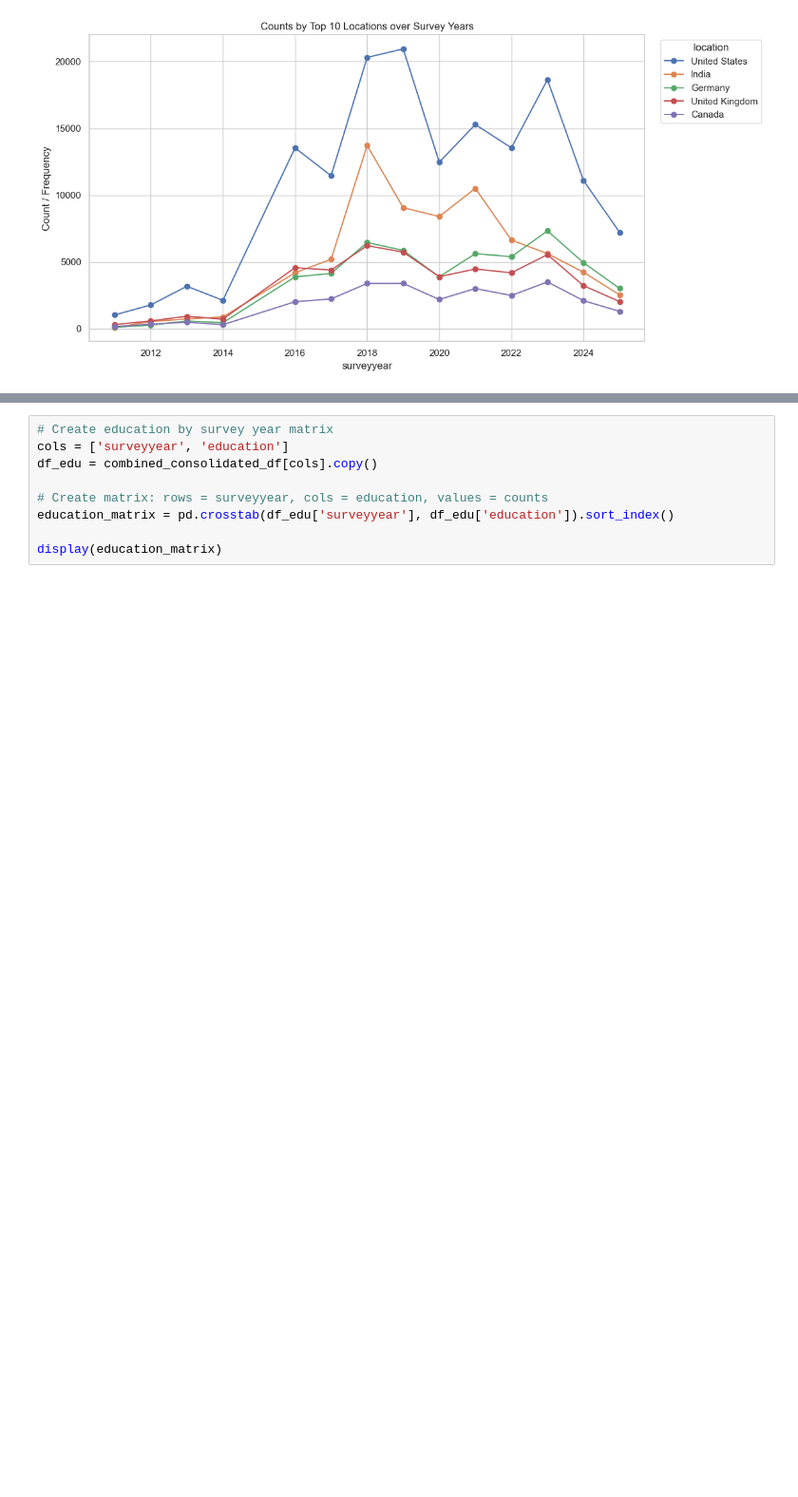
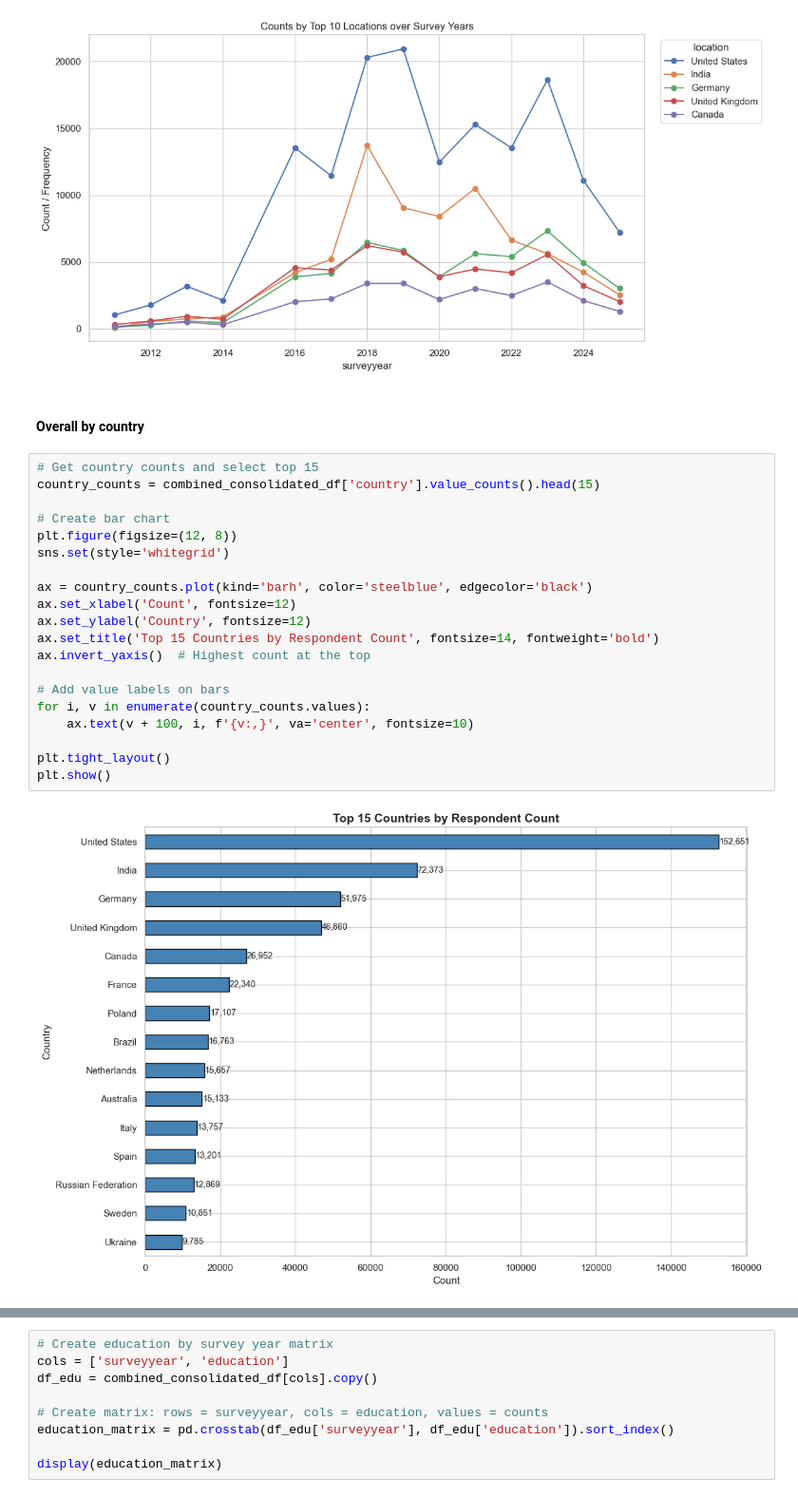
Before and after one commit to chloepar/Slack_Overflow_Survey_Exploration_DSBA6211, a Jupyter notebook: 6211_Final_Project - Data Analysis.ipynb, the cells around one changed output, grey strips where cells are left out. Shown at 95% size. Cells and saved outputs as stored; diff of their text form; blank space fills up the shorter version.

```diff
--- a/6211_Final_Project - Data Analysis.ipynb
+++ b/6211_Final_Project - Data Analysis.ipynb
@@ -129,3 +133,27 @@ plt.tight_layout()
 plt.show()
 # %% [output]
 [figure]
+# %% [markdown]
+#### Overall by country
+# %%
+# Get country counts and select top 15
+country_counts = combined_consolidated_df['country'].value_counts().head(15)
+
+# Create bar chart
+plt.figure(figsize=(12, 8))
+sns.set(style='whitegrid')
+
+ax = country_counts.plot(kind='barh', color='steelblue', edgecolor='black')
+ax.set_xlabel('Count', fontsize=12)
+ax.set_ylabel('Country', fontsize=12)
+ax.set_title('Top 15 Countries by Respondent Count', fontsize=14, fontweight='bold')
+ax.invert_yaxis()  # Highest count at the top
+
+# Add value labels on bars
+for i, v in enumerate(country_counts.values):
+    ax.text(v + 100, i, f'{v:,}', va='center', fontsize=10)
+
+plt.tight_layout()
+plt.show()
+# %% [output]
+[figure, added]
```
Also changed, not shown: parts of 13 cells of this notebook.
